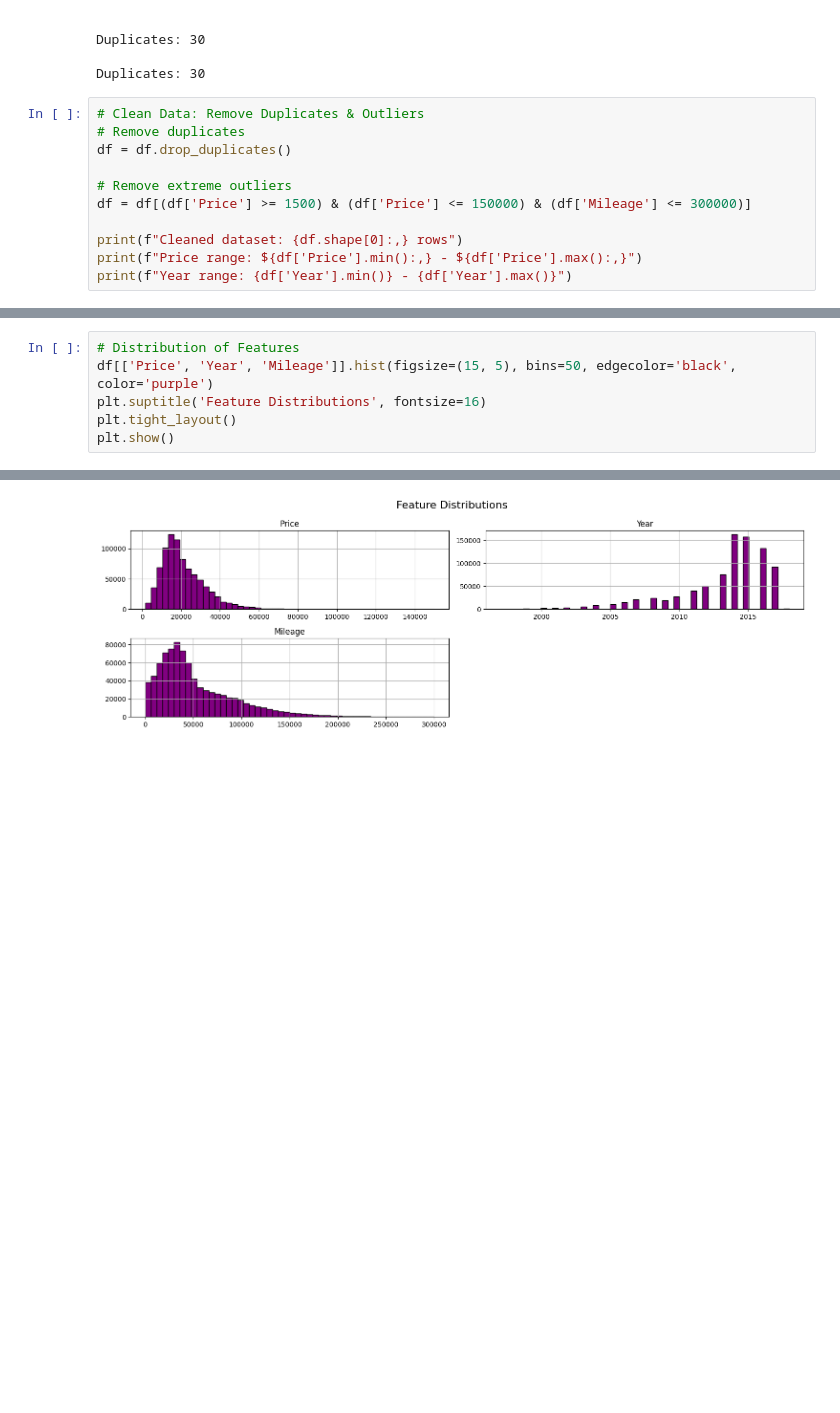
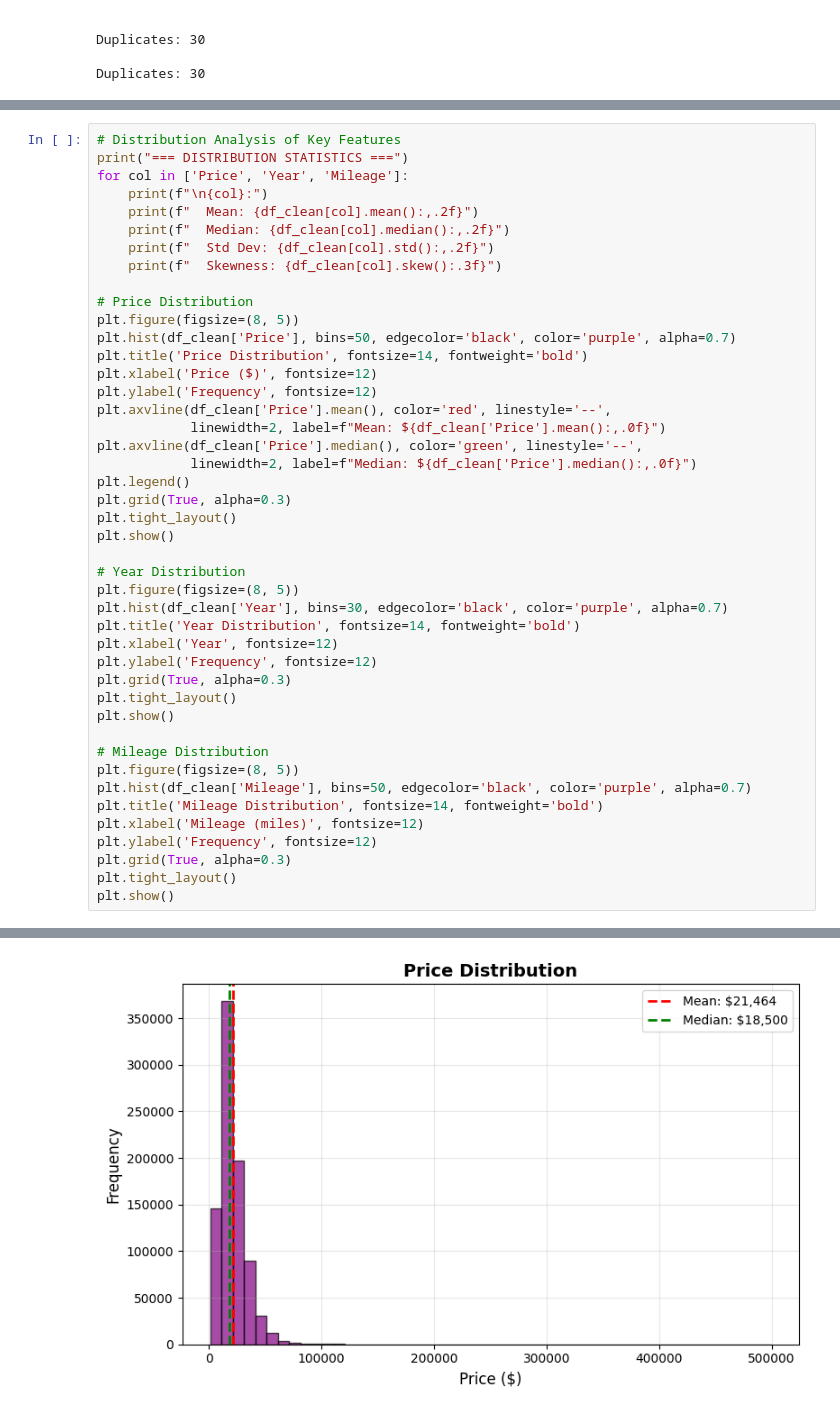
Before and after one commit to prettycoolflacko/Used_car_prediction-DS, a Jupyter notebook: cars.ipynb, the cells around one changed output, grey strips where cells are left out. Saved outputs shown, nothing was run; the diff lists cells and outputs as text; blank space fills up the shorter version.

```diff
--- a/cars.ipynb
+++ b/cars.ipynb
@@ -79,14 +89,3 @@ Year       0
 Duplicates: 30
 
 Duplicates: 30
-# %%
-# Clean Data: Remove Duplicates & Outliers
-# Remove duplicates
-df = df.drop_duplicates()
-
-# Remove extreme outliers
-df = df[(df['Price'] >= 1500) & (df['Price'] <= 150000) & (df['Mileage'] <= 300000)]
-
-print(f"Cleaned dataset: {df.shape[0]:,} rows")
-print(f"Price range: ${df['Price'].min():,} - ${df['Price'].max():,}")
-print(f"Year range: {df['Year'].min()} - {df['Year'].max()}")
@@ -107,7 +269,45 @@ plt.show()
 # %%
-# Distribution of Features
-df[['Price', 'Year', 'Mileage']].hist(figsize=(15, 5), bins=50, edgecolor='black', color='purple')
-plt.suptitle('Feature Distributions', fontsize=16)
+# Distribution Analysis of Key Features
+print("=== DISTRIBUTION STATISTICS ===")
+for col in ['Price', 'Year', 'Mileage']:
+    print(f"\n{col}:")
+    print(f"  Mean: {df_clean[col].mean():,.2f}")
+    print(f"  Median: {df_clean[col].median():,.2f}")
+    print(f"  Std Dev: {df_clean[col].std():,.2f}")
+    print(f"  Skewness: {df_clean[col].skew():.3f}")
+
+# Price Distribution
+plt.figure(figsize=(8, 5))
+plt.hist(df_clean['Price'], bins=50, edgecolor='black', color='purple', alpha=0.7)
+plt.title('Price Distribution', fontsize=14, fontweight='bold')
+plt.xlabel('Price ($)', fontsize=12)
+plt.ylabel('Frequency', fontsize=12)
+plt.axvline(df_clean['Price'].mean(), color='red', linestyle='--',
+            linewidth=2, label=f"Mean: ${df_clean['Price'].mean():,.0f}")
+plt.axvline(df_clean['Price'].median(), color='green', linestyle='--',
+            linewidth=2, label=f"Median: ${df_clean['Price'].median():,.0f}")
+plt.legend()
+plt.grid(True, alpha=0.3)
 plt.tight_layout()
 plt.show()
+
+# Year Distribution
+plt.figure(figsize=(8, 5))
+plt.hist(df_clean['Year'], bins=30, edgecolor='black', color='purple', alpha=0.7)
+plt.title('Year Distribution', fontsize=14, fontweight='bold')
+plt.xlabel('Year', fontsize=12)
+plt.ylabel('Frequency', fontsize=12)
+plt.grid(True, alpha=0.3)
+plt.tight_layout()
+plt.show()
+
+# Mileage Distribution
+plt.figure(figsize=(8, 5))
+plt.hist(df_clean['Mileage'], bins=50, edgecolor='black', color='purple', alpha=0.7)
+plt.title('Mileage Distribution', fontsize=14, fontweight='bold')
+plt.xlabel('Mileage (miles)', fontsize=12)
+plt.ylabel('Frequency', fontsize=12)
+plt.grid(True, alpha=0.3)
+plt.tight_layout()
+plt.show()
 # %% [output]
@@ -114 +333 @@ plt.show()
-[figure, old version]
+[figure, new version]
```
Also changed, not shown: parts of 27 cells of this notebook.
